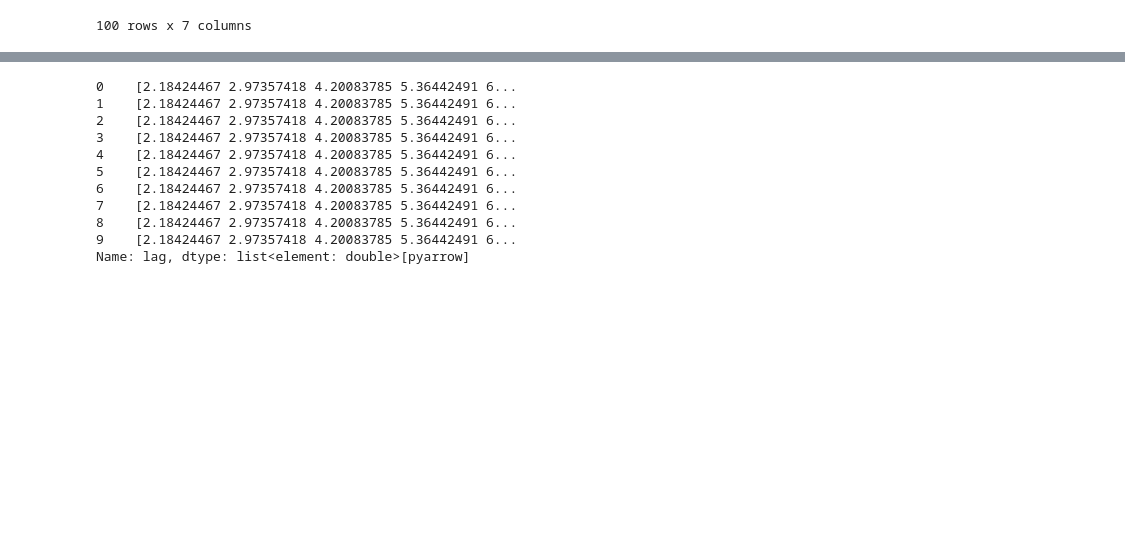
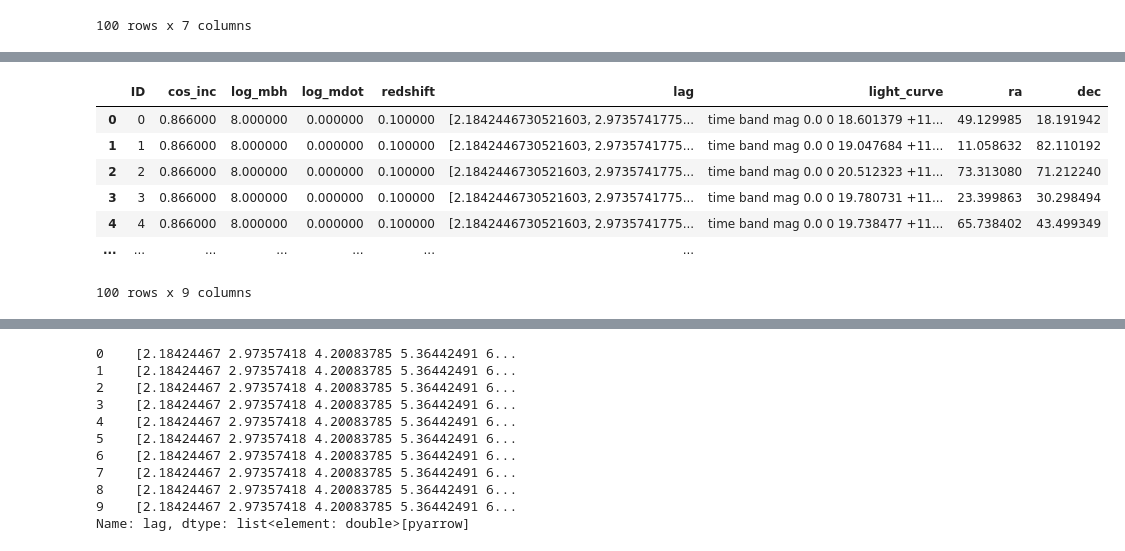
Before and after one commit to LSST-AGN-Variability/EzTaoX, a Jupyter notebook: docs/pre_executed/04_RunFromNested.ipynb, the cells around one changed output, grey strips where cells are left out. Saved outputs shown, nothing was run; the diff lists cells and outputs as text; code cells hidden in the pictures; blank space fills up the shorter version.

Commit message:
Try to run fitting from lsdb

```diff
--- a/docs/pre_executed/04_RunFromNested.ipynb
+++ b/docs/pre_executed/04_RunFromNested.ipynb
@@ -19,3 +20,6 @@ df
 | 4 | 4 | 0.866000 | 8.000000 | 0.000000 | 0.100000 | [2.1842446730521603, 2.9735741775... | time band mag 0.0 0 19.738477 +11... |
 | ... | ... | ... | ... | ... | ... | ... |
 100 rows x 7 columns
+# %%
+test_cat = lsdb.generate_catalog(len(df), 0)
+test_cat
@@ -21,0 +36,15 @@ df
+# %%
+test_cat_comp = test_cat.compute()
+# %%
+df["ra"] = test_cat_comp["ra"].to_numpy()
+df["dec"] = test_cat_comp["dec"].to_numpy()
+df
+# %% [output]
+|  | ID | cos_inc | log_mbh | log_mdot | redshift | lag | light_curve | ra | dec |
+| 0 | 0 | 0.866000 | 8.000000 | 0.000000 | 0.100000 | [2.1842446730521603, 2.9735741775... | time band mag 0.0 0 18.601379 +11... | 49.129985 | 18.191942 |
+| 1 | 1 | 0.866000 | 8.000000 | 0.000000 | 0.100000 | [2.1842446730521603, 2.9735741775... | time band mag 0.0 0 19.047684 +11... | 11.058632 | 82.110192 |
+| 2 | 2 | 0.866000 | 8.000000 | 0.000000 | 0.100000 | [2.1842446730521603, 2.9735741775... | time band mag 0.0 0 20.512323 +11... | 73.313080 | 71.212240 |
+| 3 | 3 | 0.866000 | 8.000000 | 0.000000 | 0.100000 | [2.1842446730521603, 2.9735741775... | time band mag 0.0 0 19.780731 +11... | 23.399863 | 30.298494 |
+| 4 | 4 | 0.866000 | 8.000000 | 0.000000 | 0.100000 | [2.1842446730521603, 2.9735741775... | time band mag 0.0 0 19.738477 +11... | 65.738402 | 43.499349 |
+| ... | ... | ... | ... | ... | ... | ... |
+100 rows x 9 columns
```
Also changed, not shown: parts of 6 cells of this notebook.
